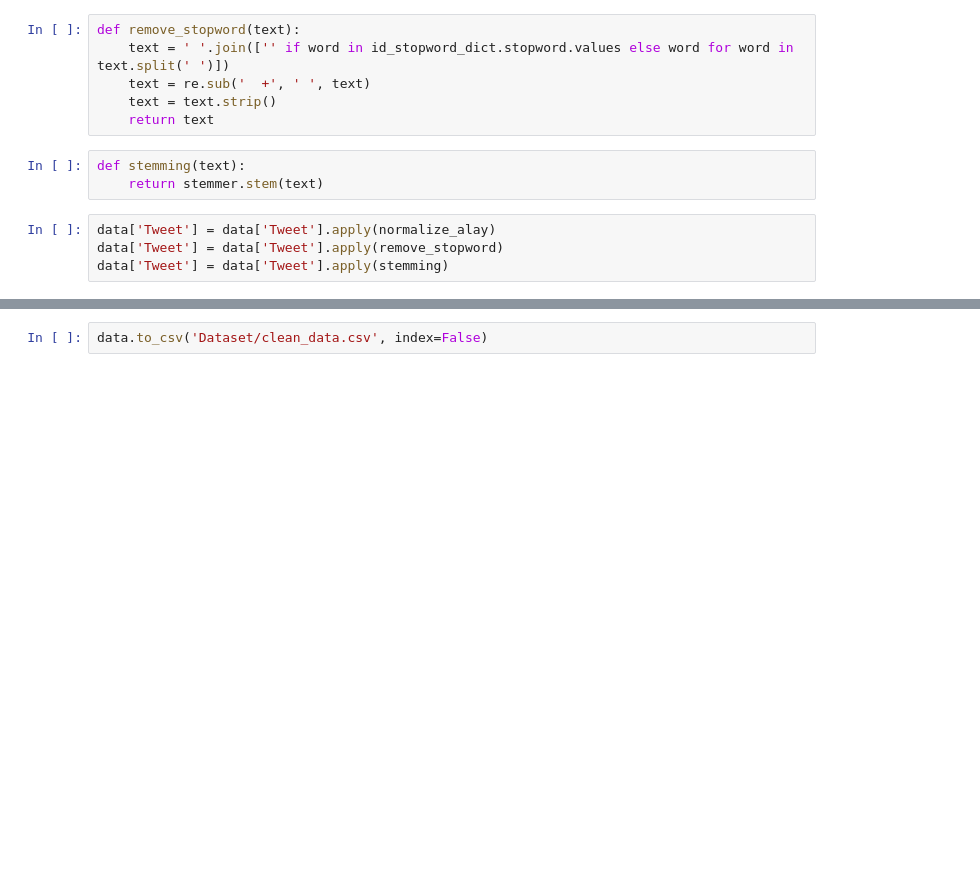
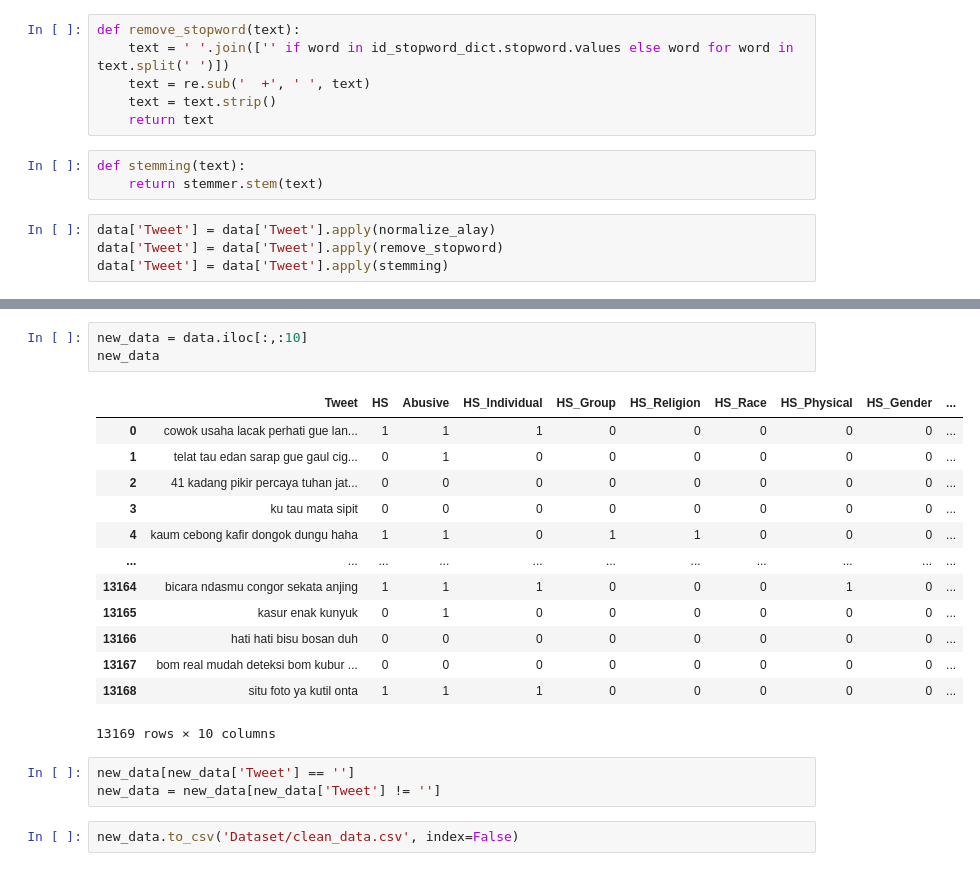
Before and after one commit to mausneg/Multi-Clasification-of-Indonesian-Toxic-Tweet, a Jupyter notebook: preprocessing.ipynb, the cells around one changed output, grey strips where cells are left out. Cells and saved outputs as stored; diff of their text form; blank space fills up the shorter version.

```diff
--- a/preprocessing.ipynb
+++ b/preprocessing.ipynb
@@ -140,2 +144,22 @@ data.head(10)
+# %%
+new_data = data.iloc[:,:10]
+new_data
+# %% [output]
+|  | Tweet | HS | Abusive | HS_Individual | HS_Group | HS_Religion | HS_Race | HS_Physical | HS_Gender | ... |
+| 0 | cowok usaha lacak perhati gue lan... | 1 | 1 | 1 | 0 | 0 | 0 | 0 | 0 | ... |
+| 1 | telat tau edan sarap gue gaul cig... | 0 | 1 | 0 | 0 | 0 | 0 | 0 | 0 | ... |
+| 2 | 41 kadang pikir percaya tuhan jat... | 0 | 0 | 0 | 0 | 0 | 0 | 0 | 0 | ... |
+| 3 | ku tau mata sipit | 0 | 0 | 0 | 0 | 0 | 0 | 0 | 0 | ... |
+| 4 | kaum cebong kafir dongok dungu haha | 1 | 1 | 0 | 1 | 1 | 0 | 0 | 0 | ... |
+| ... | ... | ... | ... | ... | ... | ... | ... | ... | ... | ... |
+| 13164 | bicara ndasmu congor sekata anjing | 1 | 1 | 1 | 0 | 0 | 0 | 1 | 0 | ... |
+| 13165 | kasur enak kunyuk | 0 | 1 | 0 | 0 | 0 | 0 | 0 | 0 | ... |
+| 13166 | hati hati bisu bosan duh | 0 | 0 | 0 | 0 | 0 | 0 | 0 | 0 | ... |
+| 13167 | bom real mudah deteksi bom kubur ... | 0 | 0 | 0 | 0 | 0 | 0 | 0 | 0 | ... |
+| 13168 | situ foto ya kutil onta | 1 | 1 | 1 | 0 | 0 | 0 | 0 | 0 | ... |
+13169 rows × 10 columns
+# %%
+new_data[new_data['Tweet'] == '']
+new_data = new_data[new_data['Tweet'] != '']
 # %%
-data.to_csv('Dataset/clean_data.csv', index=False)
+new_data.to_csv('Dataset/clean_data.csv', index=False)
```
Also changed, not shown: parts of 3 cells of this notebook, 4 other files.
